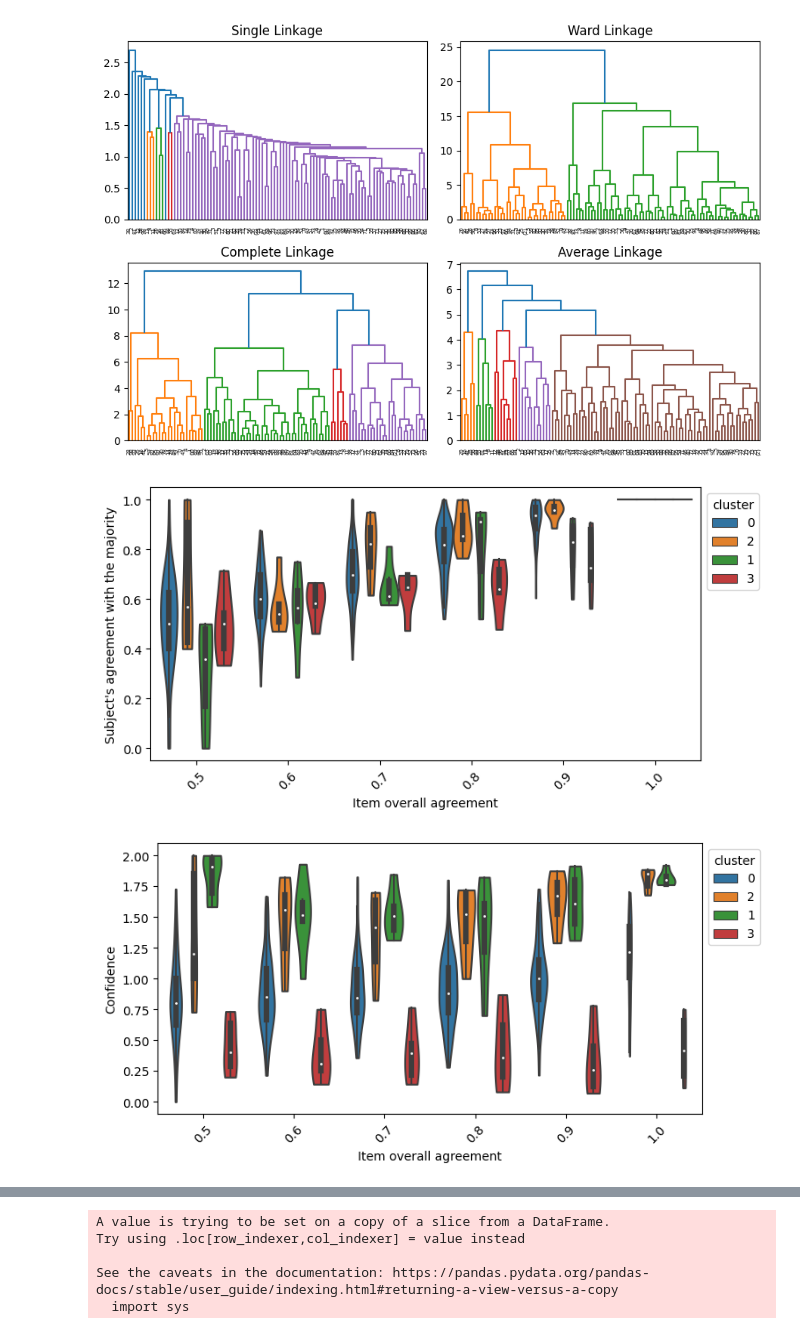
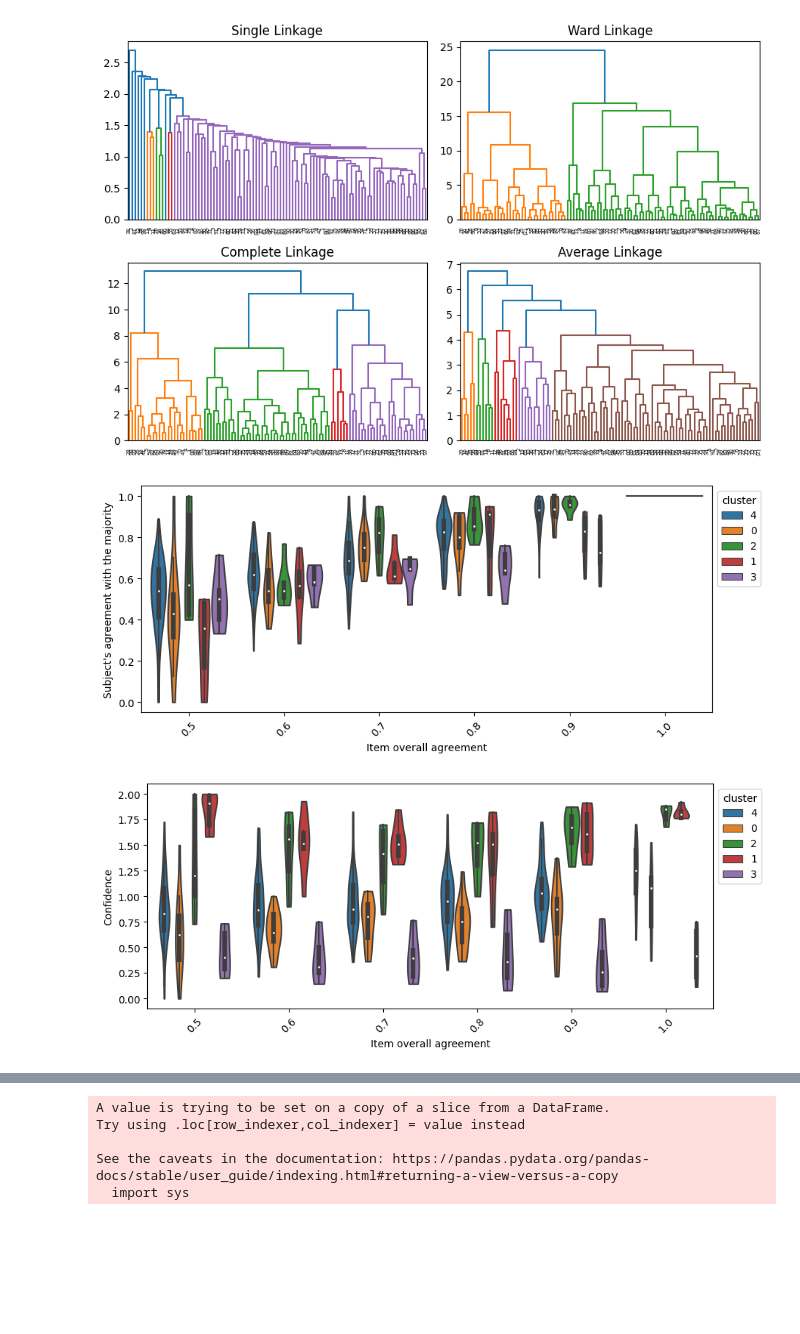
Before and after one commit to LpZamora/contstimlang, a Jupyter notebook: our_code_theoretical.ipynb, the cells around one changed output, grey strips where cells are left out. Cells and saved outputs as stored; diff of their text form; code cells hidden in the pictures; blank space fills up the shorter version.

Commit message:
Better clustering with 5 clust + columns for new population + figures for new population

```diff
--- a/our_code_theoretical.ipynb
+++ b/our_code_theoretical.ipynb
@@ -213,7 +213,7 @@ plt.show()
 [figure]
 # %%
 # Perform hierarchical clustering
-model = AgglomerativeClustering(n_clusters=4, distance_threshold=None, linkage='average')
+model = AgglomerativeClustering(n_clusters=5, distance_threshold=None, linkage='average')
 sub_df['cluster'] = model.fit_predict(sub_df[selected_columns])
 sub_df['cluster'] = sub_df['cluster'].astype('str')
 
@@ -222,24 +222,24 @@ df = pd.merge(df, sub_df[['subject', 'cluster']], on='subject', how='inner')
 # %%
 ## Assess clustering results ##
 
 sub_df_cond = df.groupby(['subject','agreement', 'cluster']).mean().reset_index()
 
 
-plt.figure(figsize=(8,4))
+plt.figure(figsize=(10,4))
 ax = sns.violinplot(data=sub_df_cond, x='agreement', y='subject_chose_majority', hue='cluster', cut=0)
 plt.tick_params(axis='x', rotation=45)
 sns.move_legend(ax, "upper left", bbox_to_anchor=(1, 1))
 plt.ylabel('Subject\'s agreement with the majority')
 plt.xlabel('Item overall agreement');
 # %% [output]
-[figure, old version]
+[figure, new version]
 # %%
-plt.figure(figsize=(8,4))
+plt.figure(figsize=(10,4))
 ax = sns.violinplot(data=sub_df_cond, x='agreement', y='Response', hue='cluster', cut=0)
 plt.tick_params(axis='x', rotation=45)
 sns.move_legend(ax, "upper left", bbox_to_anchor=(1, 1))
 plt.xlabel('Item overall agreement')
 plt.ylabel('Confidence');
 # %% [output]
-[figure, old version]
+[figure, new version]
 # %%
```
Also changed, not shown: parts of 10 cells of this notebook, 39 other files.
